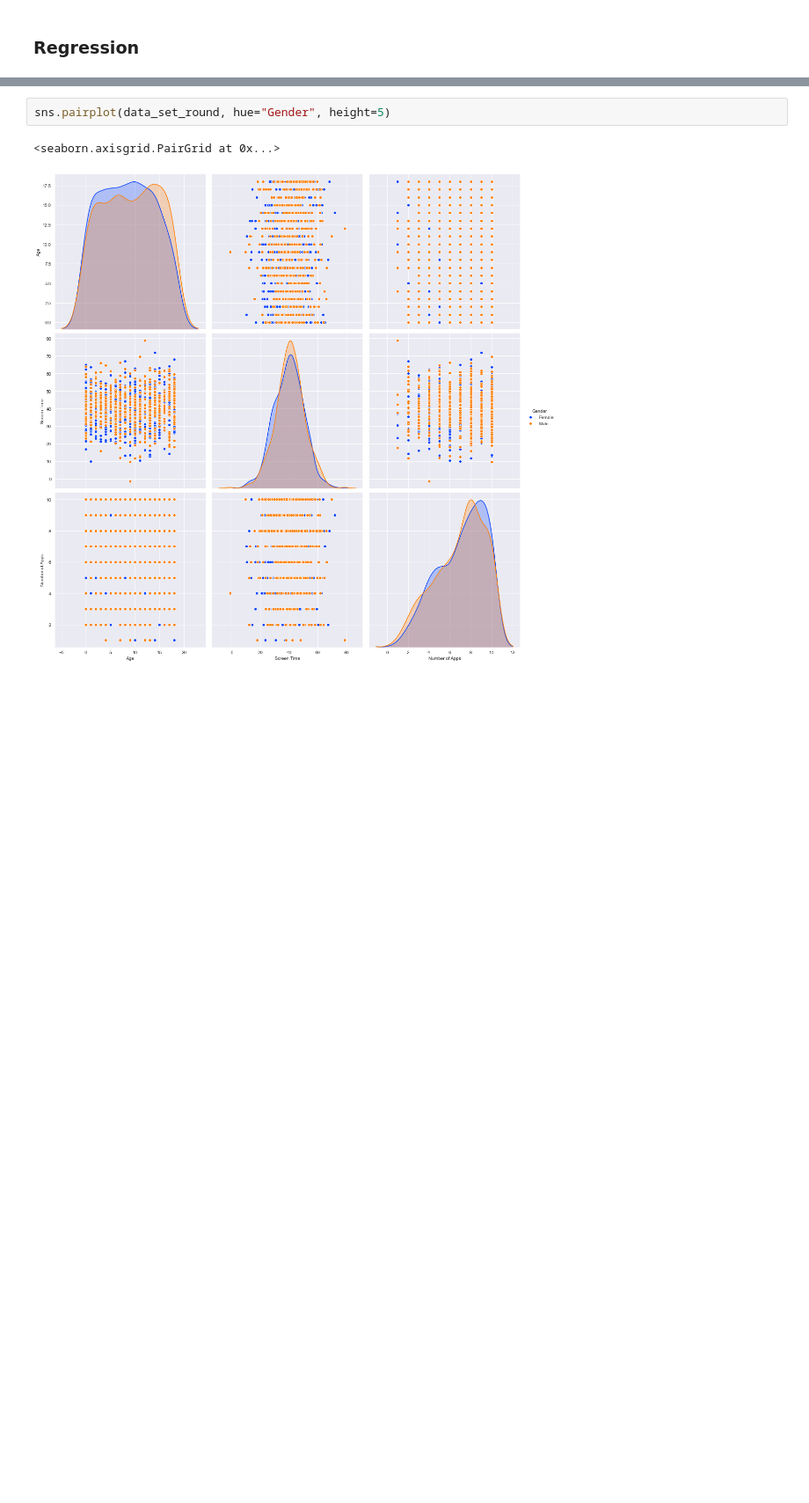
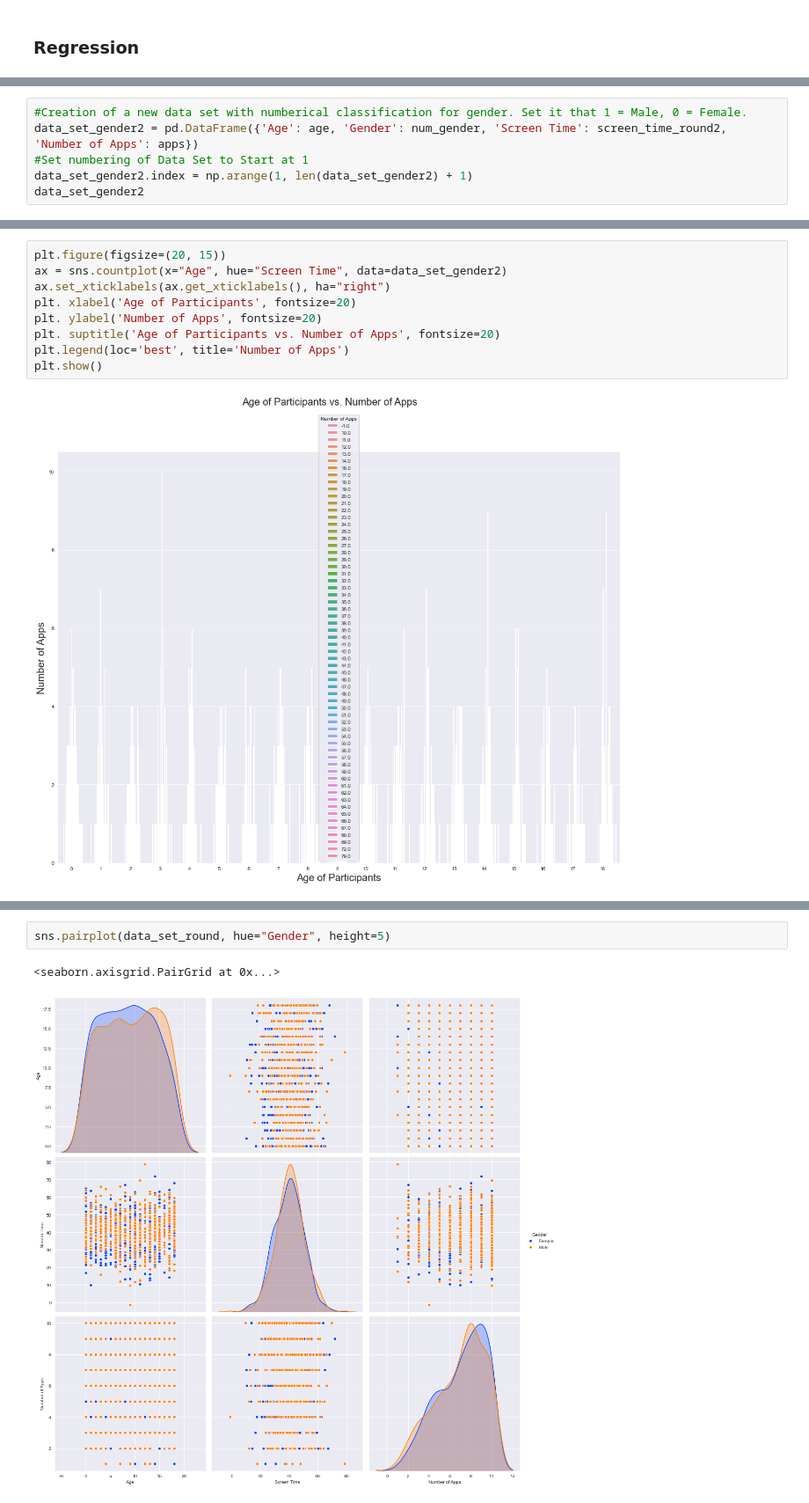
Before and after one commit to JPLee01/Programming_for_Data_Analysis-PRoject, a Jupyter notebook: Programming_for_Data_Analysis-Project.ipynb, the cells around one changed output, grey strips where cells are left out. Shown at 88% size. Drawn from its saved outputs; the diff is of its cells as text; blank space fills up the shorter version.

```diff
--- a/Programming_for_Data_Analysis-Project.ipynb
+++ b/Programming_for_Data_Analysis-Project.ipynb
@@ -592,0 +638,6 @@ KeyboardInterrupt:
+# %%
+#Creation of a new data set with numberical classification for gender. Set it that 1 = Male, 0 = Female.
+data_set_gender2 = pd.DataFrame({'Age': age, 'Gender': num_gender, 'Screen Time': screen_time_round2, 'Number of Apps': apps})
+#Set numbering of Data Set to Start at 1
+data_set_gender2.index = np.arange(1, len(data_set_gender2) + 1)
+data_set_gender2
@@ -592,0 +658,11 @@ KeyboardInterrupt:
+# %%
+plt.figure(figsize=(20, 15))
+ax = sns.countplot(x="Age", hue="Screen Time", data=data_set_gender2)
+ax.set_xticklabels(ax.get_xticklabels(), ha="right")
+plt. xlabel('Age of Participants', fontsize=20)
+plt. ylabel('Number of Apps', fontsize=20)
+plt. suptitle('Age of Participants vs. Number of Apps', fontsize=20)
+plt.legend(loc='best', title='Number of Apps')
+plt.show()
+# %% [output]
+[figure, added]
```
Also changed, not shown: parts of 21 cells of this notebook.
